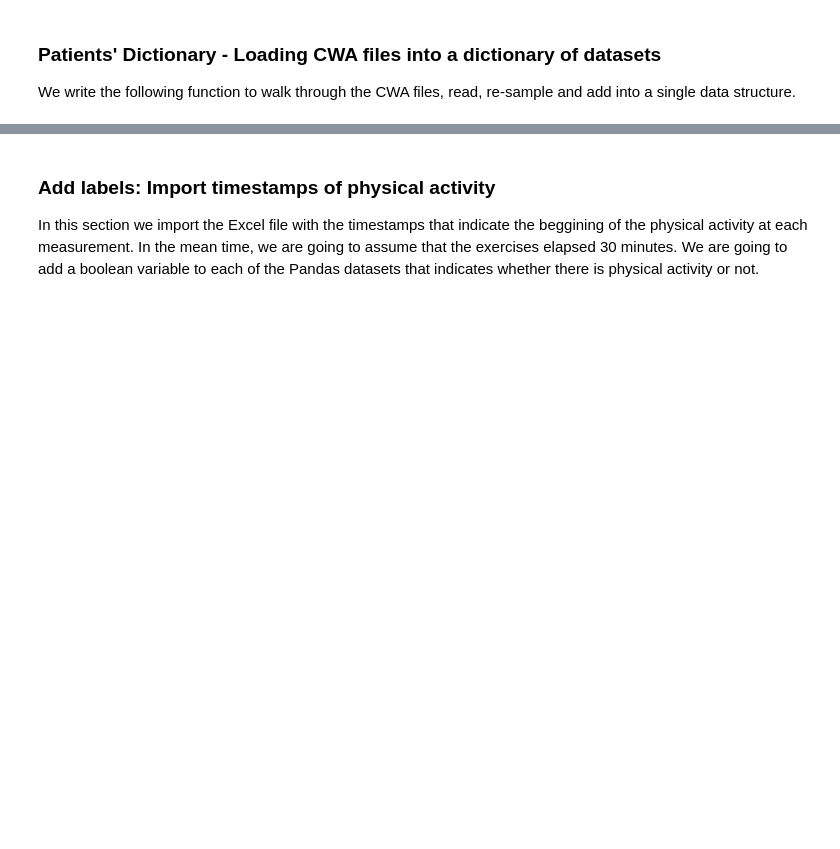
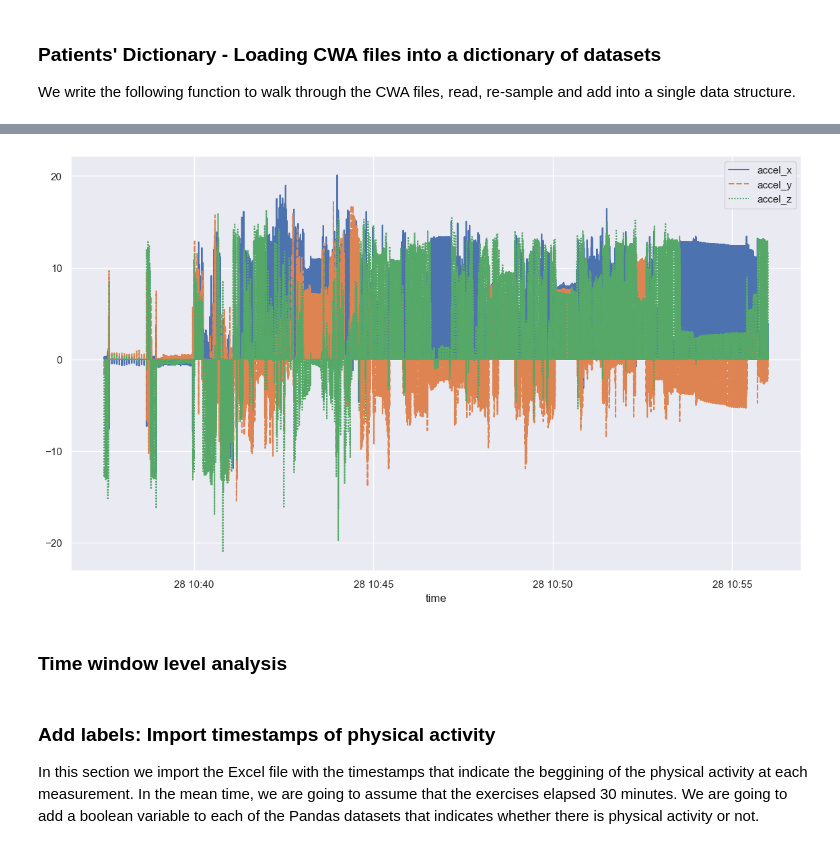
Before and after one commit to jpmeneses/SD-SignalProc, a Jupyter notebook: exploratory-analysis.ipynb, the cells around one changed output, grey strips where cells are left out. Cells and saved outputs as stored; diff of their text form; code cells hidden in the pictures; blank space fills up the shorter version.

Commit message:
Exploratory analysis to search useful features

```diff
--- a/exploratory-analysis.ipynb
+++ b/exploratory-analysis.ipynb
@@ -78,0 +64,6 @@ ax = sns.lineplot(data=sensor_ds['00_506_1'][start_time:end_time].loc[:,['gyro_x
+# %%
+ax2 = sns.lineplot(data=sensor_ds['14_543_1'][start_time:end_time].loc[:,['accel_x','accel_y','accel_z']])
+# %% [output]
+[figure, added]
+# %% [markdown]
+### Time window level analysis
```
Also changed, not shown: parts of 25 cells of this notebook.
